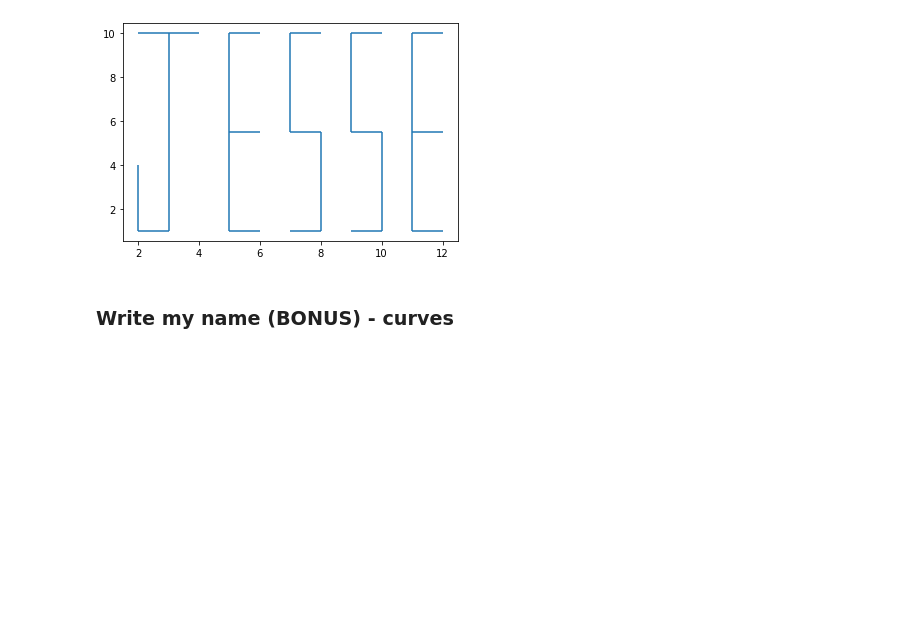
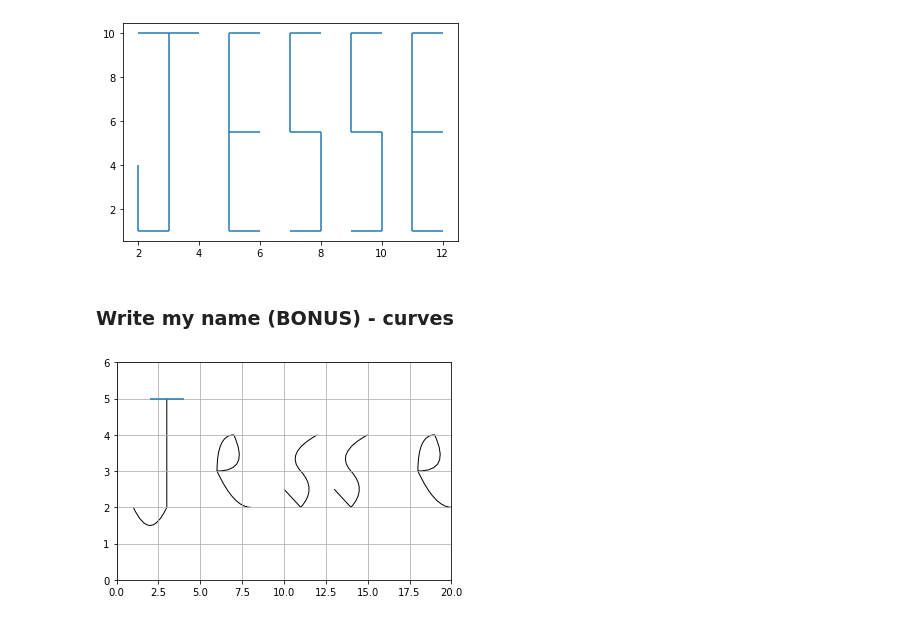
Before and after one commit to jesse-d-marder/numpy-pandas-visualization-exercises, a Jupyter notebook: big_o_notation.ipynb, the cells around one changed output. Saved outputs shown, nothing was run; the diff lists cells and outputs as text; code cells hidden in the pictures; blank space fills up the shorter version.

```diff
--- a/big_o_notation.ipynb
+++ b/big_o_notation.ipynb
@@ -118,0 +122,50 @@ plt.hlines(y = globalymin, xmin = 11, xmax = 12)
+# %%
+Path = mpath.Path
+
+fig, ax = plt.subplots()
+
+#J
+pp1 = mpatches.PathPatch(
+    Path([(1, 2), (2,1), (3, 2), (3, 5)],
+         [Path.MOVETO, Path.CURVE3, Path.CURVE3, Path.LINETO]),
+    fc="none")
+
+ax.hlines(y=5, xmin = 2, xmax = 4)
+
+#e
+pp2 = mpatches.PathPatch(
+    Path([(6, 3), (8,3), (7, 4), (6, 4), (6,3), (7,2), (8,2)],
+         [Path.MOVETO, Path.CURVE3, Path.CURVE3, Path.CURVE3, Path.CURVE3, Path.CURVE3, Path.CURVE3]),
+    fc="none")
+
+# s
+pp3 = mpatches.PathPatch(
+    Path([(12, 4), (10,3.5), (11, 3), (12, 2.5), (11,2), (10,2.5), (10,2.5)],
+         [Path.MOVETO, Path.CURVE3, Path.CURVE3, Path.CURVE3, Path.CURVE3, Path.CURVE3, Path.CURVE3]),
+    fc="none")
+# s
+pp4 = mpatches.PathPatch(
+    Path([(15, 4), (13,3.5), (14, 3), (15, 2.5), (14,2), (13,2.5), (13,2.5)],
+         [Path.MOVETO, Path.CURVE3, Path.CURVE3, Path.CURVE3, Path.CURVE3, Path.CURVE3, Path.CURVE3]),
+    fc="none")
+
+# e
+pp5 = mpatches.PathPatch(
+    Path([(18, 3), (20,3), (19, 4), (18, 4), (18,3), (19,2), (20,2)],
+         [Path.MOVETO, Path.CURVE3, Path.CURVE3, Path.CURVE3, Path.CURVE3, Path.CURVE3, Path.CURVE3]),
+    fc="none")
+
+ax.add_patch(pp1)
+ax.add_patch(pp2)
+ax.add_patch(pp3)
+ax.add_patch(pp4)
+ax.add_patch(pp5)
+
+ax.grid()
+
+ax.set_xlim(0,20)
+ax.set_ylim(0,6)
+
+plt.show()
+# %% [output]
+[figure, added]
```
Also changed, not shown: parts of 1 cell of this notebook.
